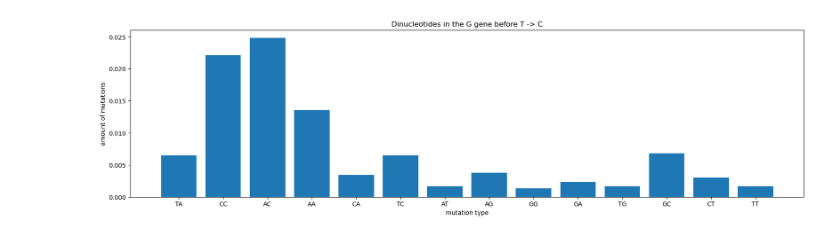
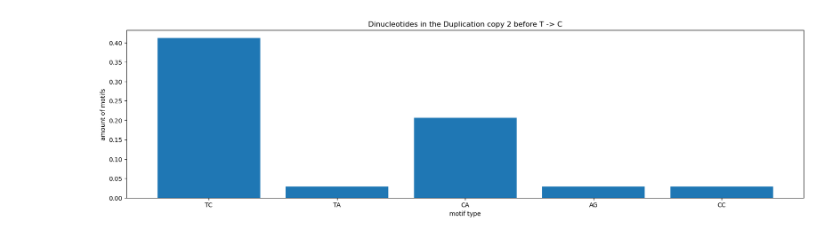
Before and after one commit to LauraU123/mutation_patterns, a Jupyter notebook: all_mutations_duplication.ipynb, the cells around one changed output. Saved outputs shown, nothing was run; the diff lists cells and outputs as text; code cells hidden in the pictures.

```diff
--- a/all_mutations_duplication.ipynb
+++ b/all_mutations_duplication.ipynb
@@ -162,0 +288,14 @@ plt.show()
+# %%
+counters = [tc_count_te, ct_count_te]
+type_ = ["TC", "CT"]
+for counter_, typ in zip(counters, type_):
+    plt_1 = plt.figure(figsize=(50, 10))
+    for mut, freq in for_graph.items():
+        if mut == typ:
+            values_weighed = [val/freq for val in counter_.values()]
+            dinucl = [key[:4] for key in counter_.keys()]
+            plt.bar(dinucl, values_weighed)
+            plt.title(f"Tetranucleotide frequency in the first duplication before {typ[0]} -> {typ[1]}")
+            plt.xlabel("mutation type")
+            plt.ylabel("amount of mutations")
+plt.show()
@@ -163,36 +305,40 @@ plt.show()
 # %%
-G_muts = []
-G_only_muts = defaultdict(list)
-#mut_in_gene = defaultdict(list)
-with open ("data/rsv_a_genome.json") as file_:
-    f = json.load(file_)
-    mut_by_node = mutation_recursive(f['tree'])
-    for node, muts in mut_by_node.items():
-        for m in muts:
-            if int(m[1:-1]) in range(int(gene_cds["G"][0]), int(gene_cds["G"][-1])+1):
-                G_muts.append(f'{m[0]}{m[-1]}')
-                G_only_muts[node].append(m)
-for_graph = Counter(G_muts)
+##DUPLICATION 2
+
+
+syn_2_muts = []
+for node, muts in synonymous_2_refined.items():
+    for m in muts:
+        if len(m) == 4:
+            syn_2_muts.append(f'{m[:-2]}')
+        else:
+            syn_2_muts.append(f'{m[:-1]}')
+for_graph = Counter(syn_2_muts)
 plt.bar(for_graph.keys(), for_graph.values())
-plt.title("Amount of synonymous mutation types in the RSV-A G gene")
+plt.title("Amount of synonymous mutation types in the RSV-A G gene post duplication 2")
 plt.xlabel("mutation type")
 plt.ylabel("amount of mutations")
 
 # dinucleotides
+
 all_dinucleotides, all_trinucleotides, all_tetranucleotides = ([] for i in range(3))
-aligned_for_tree = SeqIO.parse("data/reconstructed_sequences.fasta", "fasta")
-for entry in aligned_for_tree:
-    for i in G_only_muts[entry.id]:
-        location_of_interest = int(i[1:-1])
-        #print(i)
-        #print(entry.seq[location_of_interest-3:location_of_interest-1])
-        dinucleotide_and_mut = entry.seq[location_of_interest-3:location_of_interest-1] + f'{i[0]}{i[-1]}'
-        trinucleotide_and_mut = entry.seq[location_of_interest-4:location_of_interest-1] + f'{i[0]}{i[-1]}'
-        tetranucleotide_and_mut = entry.seq[location_of_interest-5:location_of_interest-1] + f'{i[0]}{i[-1]}'
-
-        all_dinucleotides.append(str(dinucleotide_and_mut))
-        all_trinucleotides.append(str(trinucleotide_and_mut))
-        all_tetranucleotides.append(str(tetranucleotide_and_mut))
+duplication_file = SeqIO.parse("data/last_reconstruction.fasta", 'fasta')
+for entry in duplication_file:
+    if '---' not in entry.seq:
+        for i in synonymous_2_refined[entry.id]:
+            location = int(i[2:])+72
+            #print(i)
+            #print(entry.seq[location-2: location+1])
+            location_of_interest = int(i[2:])
+            #print(entry.seq[location-3: location-1])
+            #print((entry.seq[location-2: location+1]))
+            dinucleotide_and_mut = entry.seq[location-2: location] + f'{i[1]}{i[0]}'
+            trinucleotide_and_mut = entry.seq[location-3: location] + f'{i[1]}{i[0]}'
+            tetranucleotide_and_mut = entry.seq[location-4: location] + f'{i[1]}{i[0]}'
+            #print(dinucleotide_and_mut)
+            all_dinucleotides.append(str(dinucleotide_and_mut))
+            all_trinucleotides.append(str(trinucleotide_and_mut))
+            all_tetranucleotides.append(str(tetranucleotide_and_mut))
 
 
 gc_list, cg_list, ca_list, ct_list, ga_list, ag_list, tc_list, gt_list, at_list, ac_list, ta_list, tg_list = ([] for i in range(12))
@@ -221,7 +367,6 @@ for item_ in all_tetranucleotides:
     if "-" not in item_:
         if item_[4:] == "CT": ct_list_tetra.append(item_)
         if item_[4:] == "TC": tc_list_tetra.append(item_)
-
 dinucl_counter = Counter(all_dinucleotides)
 trinucl_counter = Counter(all_trinucleotides)
 tetranucl_counter = Counter(all_tetranucleotides)
@@ -234,30 +379,27 @@ ct_counter = Counter(ct_list)
 tc_counter = Counter(tc_list)
 tc_count_tr = Counter(tc_list_tri)
 ct_count_tr = Counter(ct_list_tri)
-
 ct_count_te = Counter(ct_list_tetra)
 tc_count_te = Counter(tc_list_tetra)
 #gt_counter = Counter(gt_list)
-
 #at_counter = Counter(at_list)
 #ac_counter = Counter(ac_list)
 #ta_counter = Counter(ta_list)
 #tg_counter = Counter(tg_list)
 
 #counters = [gc_counter, cg_counter, ca_counter, ct_counter,ga_counter, ag_counter, tc_counter, gt_counter, at_counter, ac_counter, ta_counter, tg_counter]
+#type_= ["GC", "CG", "CA", "CT", "GA", "AG", "TC", "GT", "AT", "AC", "TA", "TG"]
 counters = [tc_counter, ct_counter]
-#type_= ["GC", "CG", "CA", "CT", "GA", "AG", "TC", "GT", "AT", "AC", "TA", "TG"]
 type_ = ["TC", "CT"]
-for counter_, typ in zip(counters, type_):
+for (i,counter_), typ in zip(enumerate(counters), type_):
     plt_1 = plt.figure(figsize=(20, 5))
-    for mut, freq in all_mut_freq.items():
+    for mut, freq in for_graph.items():
         if mut == typ:
             values_weighed = [val/freq for val in counter_.values()]
-            print(values_weighed)
             dinucl = [key[:2] for key in counter_.keys()]
             plt.bar(dinucl, values_weighed)
-            plt.title(f"Dinucleotides in the G gene before {typ[0]} -> {typ[1]}")
-            plt.xlabel("mutation type")
-            plt.ylabel("amount of mutations")
+            plt.title(f"Dinucleotides in the Duplication copy 2 before {typ[0]} -> {typ[1]}")
+            plt.xlabel("motif type")
+            plt.ylabel("amount of motifs")
 plt.show()
 # %% [output]
@@ -267 +407 @@ plt.show()
-[figure, old version]
+[figure, new version]
```
Also changed, not shown: parts of 13 cells of this notebook, 2 other files.
